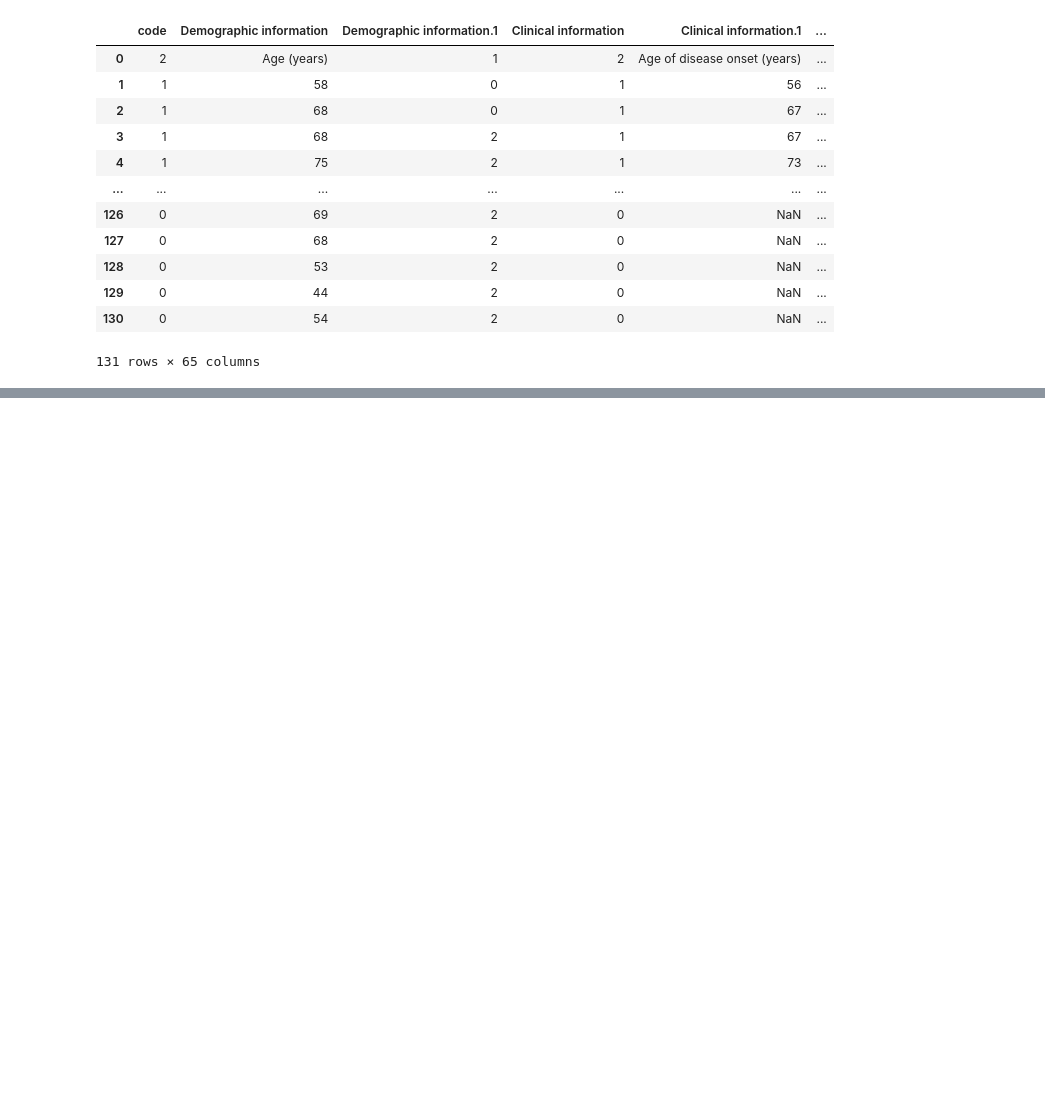
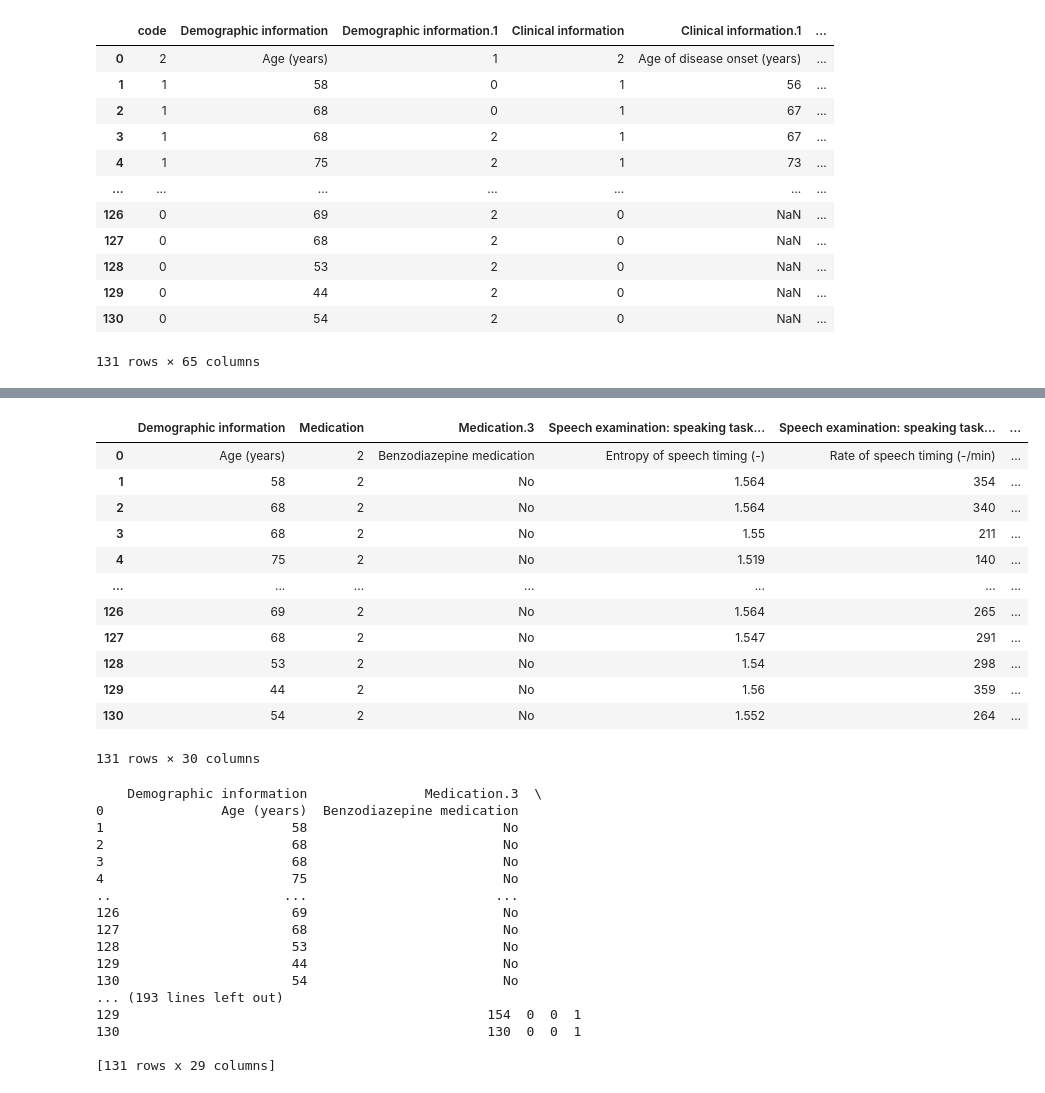
Before and after one commit to michelletheodory/parkinsons, a Jupyter notebook: theodory_MLFINAL.ipynb, the cells around one changed output, grey strips where cells are left out. Drawn from its saved outputs; the diff is of its cells as text; code cells hidden in the pictures; blank space fills up the shorter version.

```diff
--- a/theodory_MLFINAL.ipynb
+++ b/theodory_MLFINAL.ipynb
@@ -101,0 +174,75 @@ dtype: int64
+# %%
+data['Medication'] = data['Medication'].apply(map)
+
+
+def map(Medication):
+    if Medication.find('No') != 'No':
+        return 'Yes'
+
+display(data)
+
+encoded_med = {}
+
+
+for item in set(data['Medication'].values):
+    encoded_med[item] = []
+
+
+''' now, for each index, we go through and add 0's and 1's
+For example, if sample #2 is blue, in the blue column there will be a 1
+In the green and red columns there will be a 0
+'''
+for value in data['Medication'].values:
+
+    for key in encoded_med:
+
+        ''' we need to add a one to this color '''
+        if value == key:
+            encoded_med[key].append(1)
+
+        ### we need to add a zero to all other colors
+        else:
+               encoded_med[key].append(0)
+
+''' add all the new features to the iris dataframe'''
+for key in encoded_med:
+    data[key] = encoded_med[key]
+
+''' get rid of the old color feature '''
+data = data.drop(['Medication'],1)
+
+''' check out the results! '''
+print(data)
+
+#antipsychotic med, 2 = no
+# %% [output]
+|  | Demographic information | Medication | Medication.3 | Speech examination: speaking task... | Speech examination: speaking task... | ... |
+| 0 | Age (years) | 2 | Benzodiazepine medication | Entropy of speech timing (-) | Rate of speech timing (-/min) | ... |
+| 1 | 58 | 2 | No | 1.564 | 354 | ... |
+| 2 | 68 | 2 | No | 1.564 | 340 | ... |
+| 3 | 68 | 2 | No | 1.55 | 211 | ... |
+| 4 | 75 | 2 | No | 1.519 | 140 | ... |
+| ... | ... | ... | ... | ... | ... | ... |
+| 126 | 69 | 2 | No | 1.564 | 265 | ... |
+| 127 | 68 | 2 | No | 1.547 | 291 | ... |
+| 128 | 53 | 2 | No | 1.54 | 298 | ... |
+| 129 | 44 | 2 | No | 1.56 | 359 | ... |
+| 130 | 54 | 2 | No | 1.552 | 264 | ... |
+131 rows × 30 columns
+    Demographic information               Medication.3  \
+0               Age (years)  Benzodiazepine medication
+1                        58                         No
+2                        68                         No
+3                        68                         No
+4                        75                         No
+..                      ...                        ...
+126                      69                         No
+127                      68                         No
+128                      53                         No
+129                      44                         No
+130                      54                         No
+... (193 lines left out)
+129                                               154  0  0  1
+130                                               130  0  0  1
+
+[131 rows x 29 columns]
```
Also changed, not shown: parts of 18 cells of this notebook.
